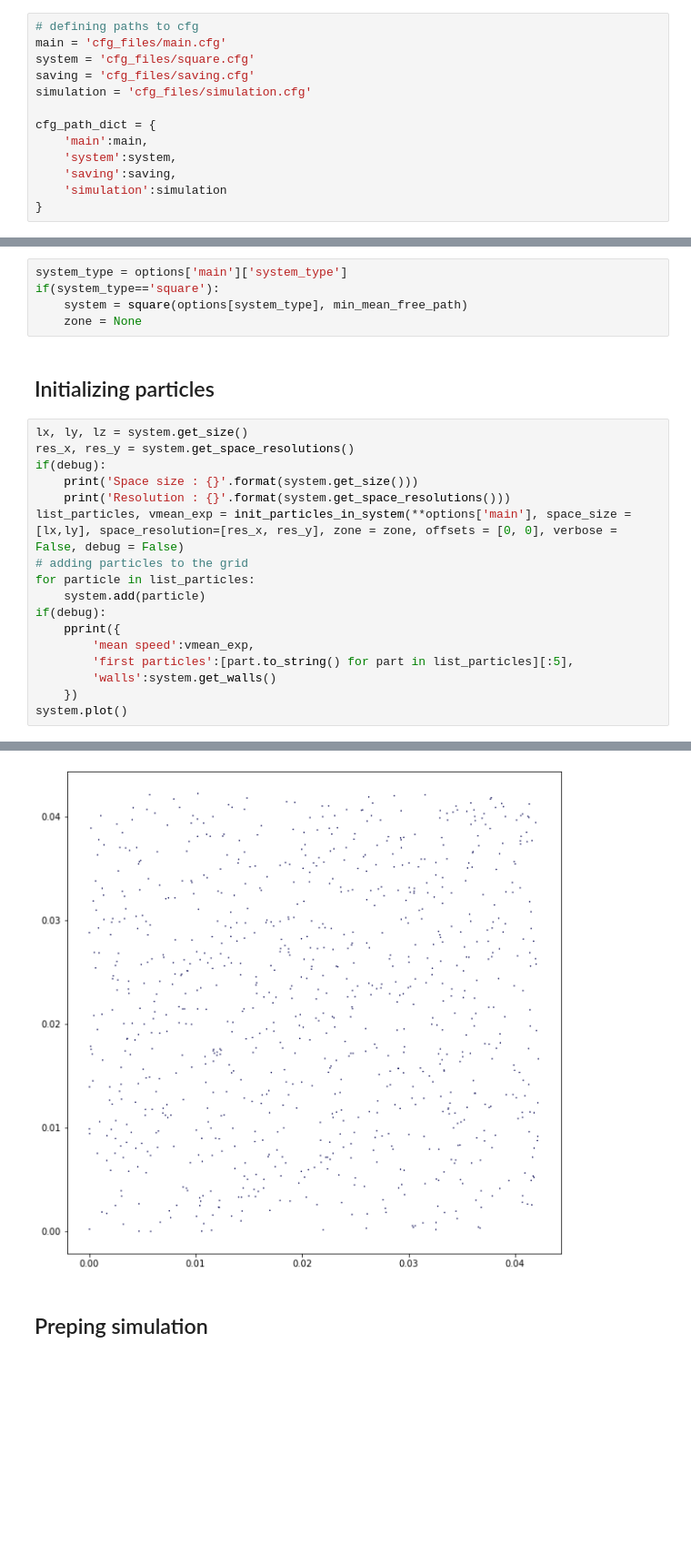
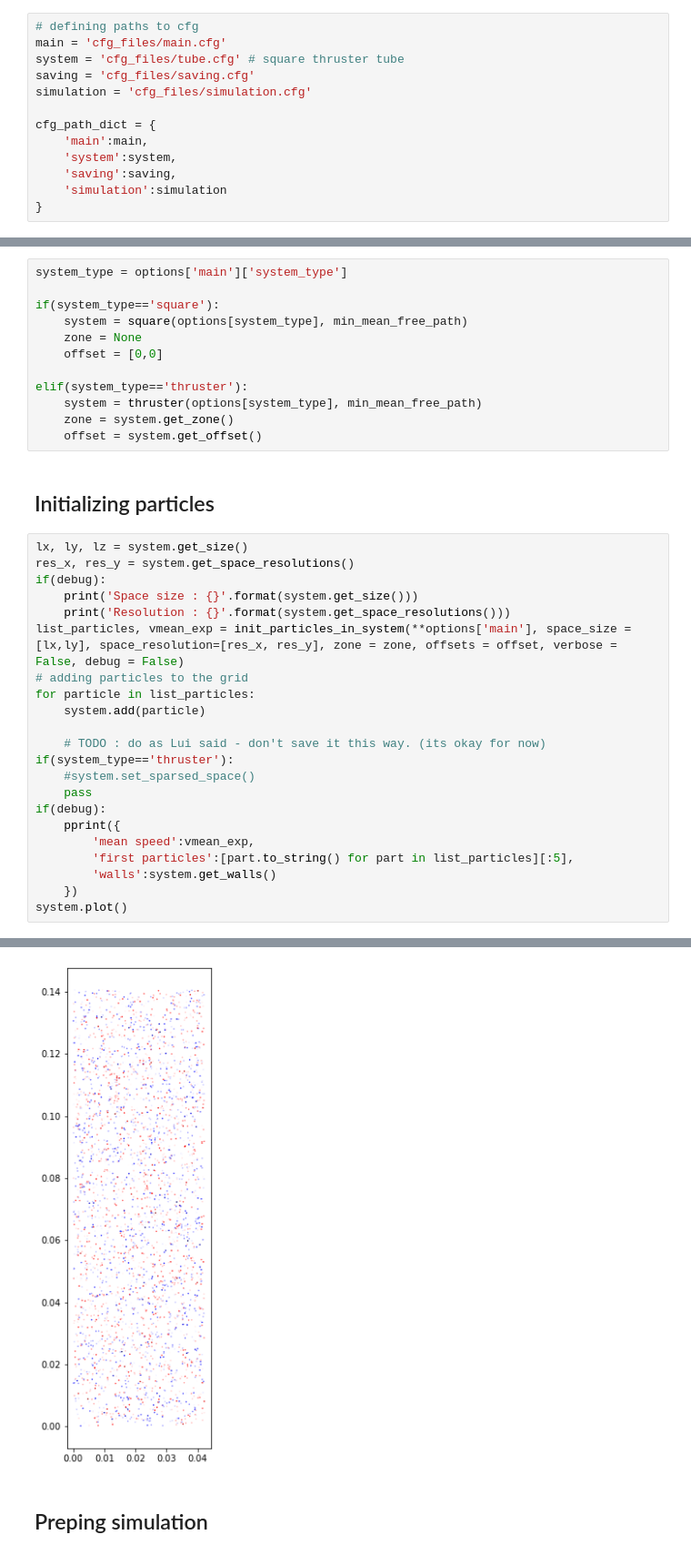
Before and after one commit to PaulCalot/neutralisation-faisceau-ions-negatifs-propulsion-satellite, a Jupyter notebook: main.ipynb, the cells around one changed output, grey strips where cells are left out. Shown at 91% size. Saved outputs shown, nothing was run; the diff lists cells and outputs as text; blank space fills up the shorter version.

Commit message:
Added based code for thruster system

```diff
--- a/main.ipynb
+++ b/main.ipynb
@@ -9,7 +10,7 @@ debug = True
 # %%
 # defining paths to cfg
 main = 'cfg_files/main.cfg'
-system = 'cfg_files/square.cfg'
+system = 'cfg_files/tube.cfg' # square thruster tube
 saving = 'cfg_files/saving.cfg'
 simulation = 'cfg_files/simulation.cfg'
 
@@ -45,9 +46,16 @@ if(debug): print('Min mean free path : {} m.'.format(min_mean_free_path))
 Min mean free path : 0.01406744243995478 m.
 # %%
 system_type = options['main']['system_type']
+
 if(system_type=='square'):
     system = square(options[system_type], min_mean_free_path)
     zone = None
+    offset = [0,0]
+
+elif(system_type=='thruster'):
+    system = thruster(options[system_type], min_mean_free_path)
+    zone = system.get_zone()
+    offset = system.get_offset()
 # %% [markdown]
 ## Initializing particles
 # %%
@@ -56,10 +64,15 @@ res_x, res_y = system.get_space_resolutions()
 if(debug):
     print('Space size : {}'.format(system.get_size()))
     print('Resolution : {}'.format(system.get_space_resolutions()))
-list_particles, vmean_exp = init_particles_in_system(**options['main'], space_size = [lx,ly], space_resolution=[res_x, res_y], zone = zone, offsets = [0, 0], verbose = False, debug = False)
+list_particles, vmean_exp = init_particles_in_system(**options['main'], space_size = [lx,ly], space_resolution=[res_x, res_y], zone = zone, offsets = offset, verbose = False, debug = False)
 # adding particles to the grid
 for particle in list_particles:
     system.add(particle)
+
+    # TODO : do as Lui said - don't save it this way. (its okay for now)
+if(system_type=='thruster'):
+    #system.set_sparsed_space()
+    pass
 if(debug):
     pprint({
         'mean speed':vmean_exp,
@@ -88,4 +101,4 @@ Resolution : [3, 3]
-[figure, old version]
+[figure, new version]
 # %% [markdown]
 ## Preping simulation
 # %%
```
Also changed, not shown: parts of 6 cells of this notebook, 11 other files.
